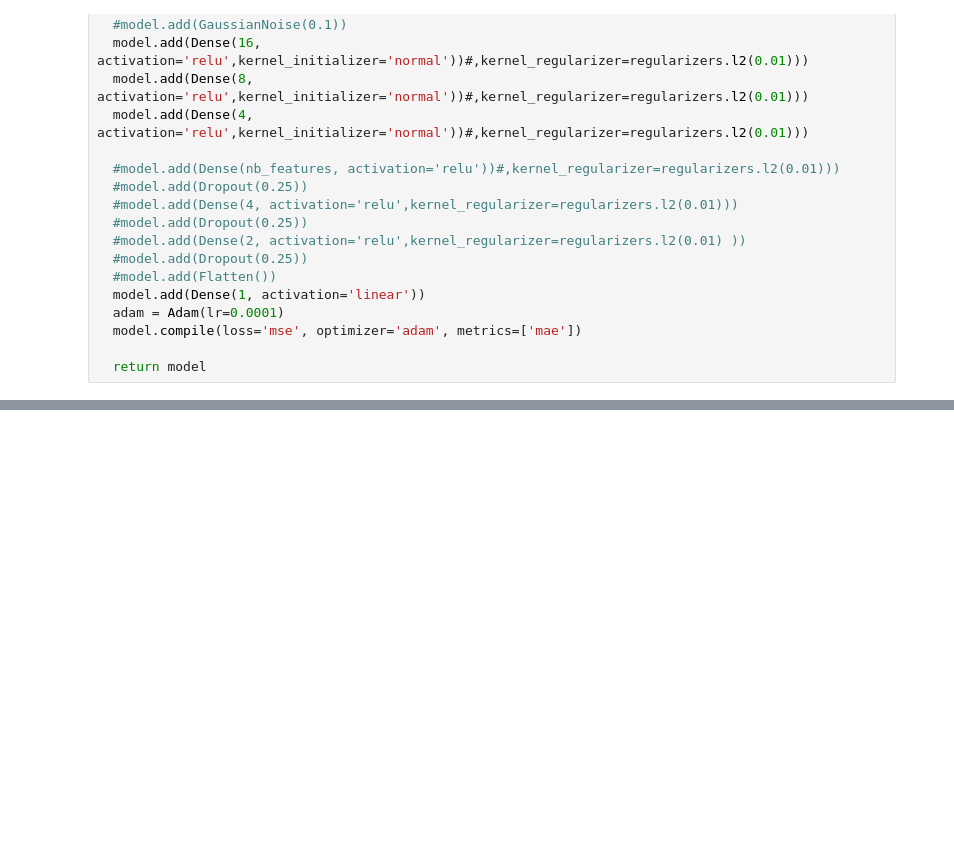
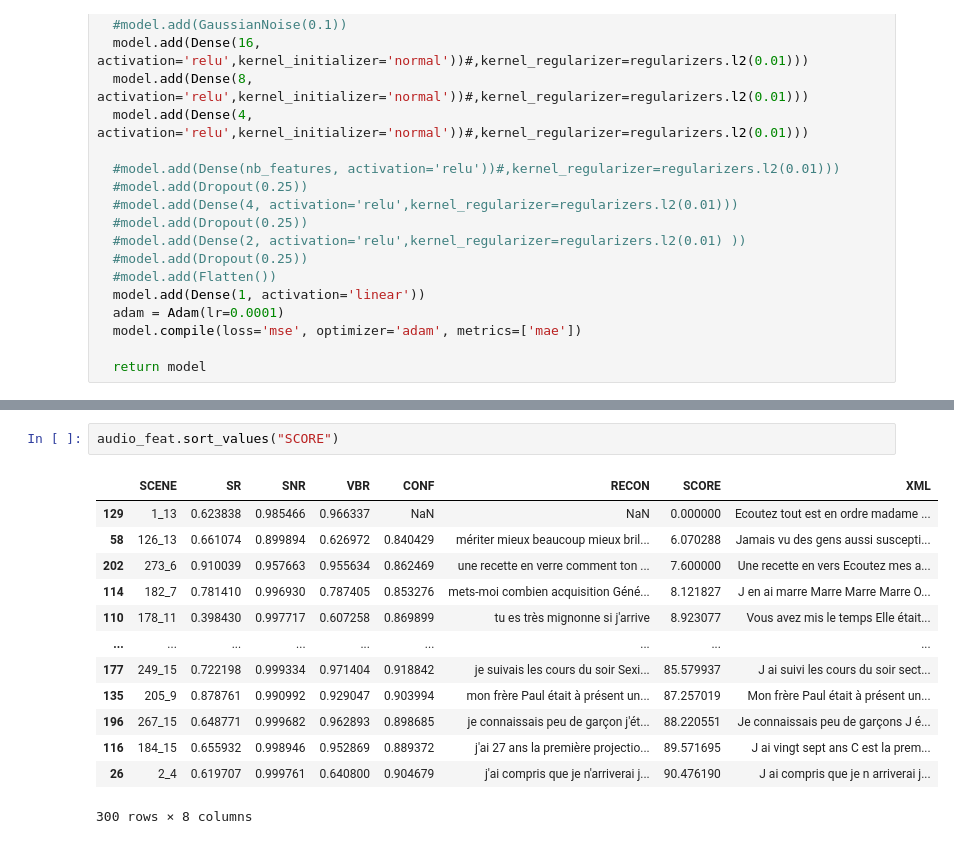
Before and after one commit to vincentnam/Project-Archean, a Jupyter notebook: ChallengeM2SID_2019.ipynb, the cells around one changed output, grey strips where cells are left out. Saved outputs shown, nothing was run; the diff lists cells and outputs as text; blank space fills up the shorter version.

```diff
--- a/ChallengeM2SID_2019.ipynb
+++ b/ChallengeM2SID_2019.ipynb
@@ -1982,0 +1440,16 @@ TypeError: ignored
+# %%
+audio_feat.sort_values("SCORE")
+# %% [output]
+|  | SCENE | SR | SNR | VBR | CONF | RECON | SCORE | XML |
+| 129 | 1_13 | 0.623838 | 0.985466 | 0.966337 | NaN | NaN | 0.000000 | Ecoutez tout est en ordre madame ... |
+| 58 | 126_13 | 0.661074 | 0.899894 | 0.626972 | 0.840429 | mériter mieux beaucoup mieux bril... | 6.070288 | Jamais vu des gens aussi suscepti... |
+| 202 | 273_6 | 0.910039 | 0.957663 | 0.955634 | 0.862469 | une recette en verre comment ton ... | 7.600000 | Une recette en vers Ecoutez mes a... |
+| 114 | 182_7 | 0.781410 | 0.996930 | 0.787405 | 0.853276 | mets-moi combien acquisition Géné... | 8.121827 | J en ai marre Marre Marre Marre O... |
+| 110 | 178_11 | 0.398430 | 0.997717 | 0.607258 | 0.869899 | tu es très mignonne si j'arrive | 8.923077 | Vous avez mis le temps Elle était... |
+| ... | ... | ... | ... | ... | ... | ... | ... | ... |
+| 177 | 249_15 | 0.722198 | 0.999334 | 0.971404 | 0.918842 | je suivais les cours du soir Sexi... | 85.579937 | J ai suivi les cours du soir sect... |
+| 135 | 205_9 | 0.878761 | 0.990992 | 0.929047 | 0.903994 | mon frère Paul était à présent un... | 87.257019 | Mon frère Paul était à présent un... |
+| 196 | 267_15 | 0.648771 | 0.999682 | 0.962893 | 0.898685 | je connaissais peu de garçon j'ét... | 88.220551 | Je connaissais peu de garçons J é... |
+| 116 | 184_15 | 0.655932 | 0.998946 | 0.952869 | 0.889372 | j'ai 27 ans la première projectio... | 89.571695 | J ai vingt sept ans C est la prem... |
+| 26 | 2_4 | 0.619707 | 0.999761 | 0.640800 | 0.904679 | j'ai compris que je n'arriverai j... | 90.476190 | J ai compris que je n arriverai j... |
+300 rows × 8 columns
```
Also changed, not shown: parts of 69 cells of this notebook.
